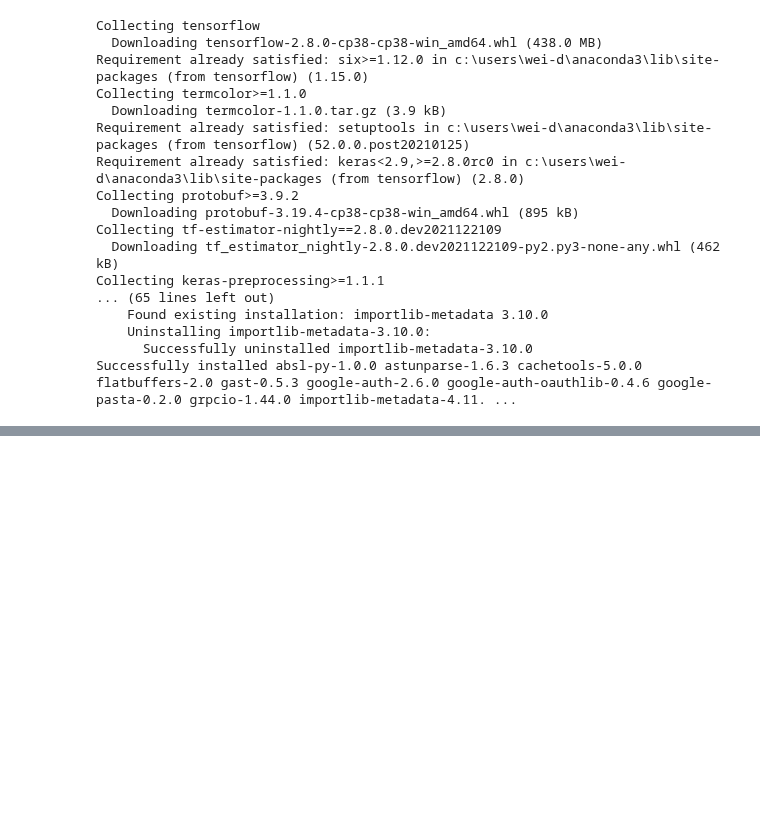
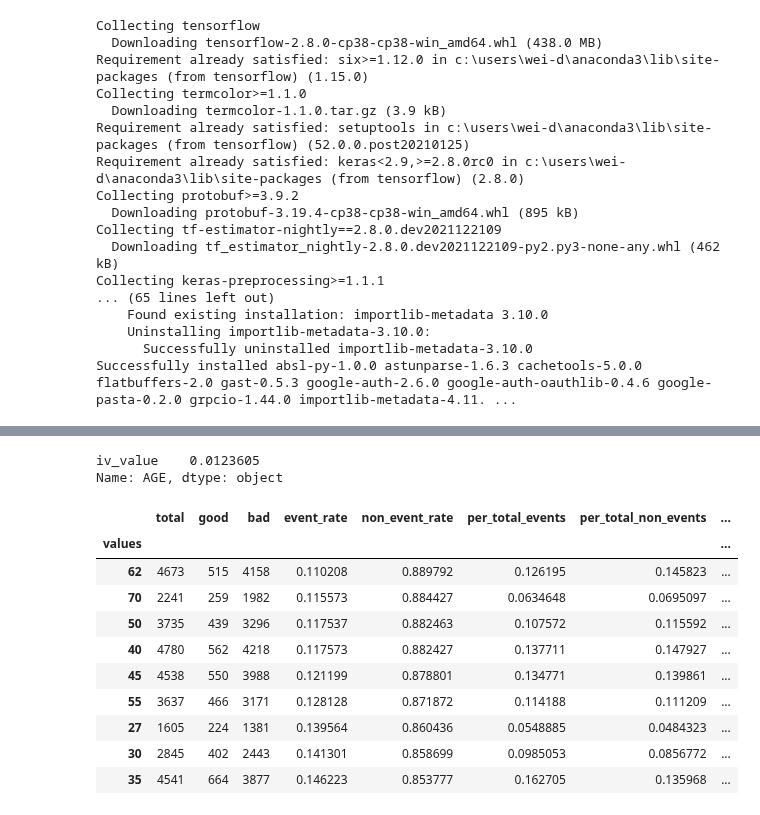
Before and after one commit to dvh549/Financial_Analytics, a Jupyter notebook: Main_Notebook.ipynb, the cells around one changed output, grey strips where cells are left out. Cells and saved outputs as stored; diff of their text form; code cells hidden in the pictures; blank space fills up the shorter version.

```diff
--- a/Main_Notebook.ipynb
+++ b/Main_Notebook.ipynb
@@ -758,0 +1098,6 @@ Successfully installed absl-py-1.0.0 astunparse-1.6.3 cachetools-5.0.0 flatbuffe
+# %%
+EMP_YEARS_df = calc_woe_iv('emp_years_bin')
+iv_values.loc['EMP_YEARS'] = EMP_YEARS_df.IV.sum()
+print(iv_values.loc['EMP_YEARS'])
+EMP_YEARS_df.sort_values(by = 'WOE',inplace = True)
+EMP_YEARS_df
@@ -758,0 +1128,20 @@ Successfully installed absl-py-1.0.0 astunparse-1.6.3 cachetools-5.0.0 flatbuffe
+# %%
+AGE_df = calc_woe_iv('age_bin')
+iv_values.loc['AGE'] = AGE_df.IV.sum()
+print(iv_values.loc['AGE'])
+AGE_df.sort_values(by = 'WOE', inplace = True)
+AGE_df
+# %% [output]
+iv_value    0.0123605
+Name: AGE, dtype: object
+|  | total | good | bad | event_rate | non_event_rate | per_total_events | per_total_non_events | ... |
+| values |  |  |  |  |  |  |  | ... |
+| 62 | 4673 | 515 | 4158 | 0.110208 | 0.889792 | 0.126195 | 0.145823 | ... |
+| 70 | 2241 | 259 | 1982 | 0.115573 | 0.884427 | 0.0634648 | 0.0695097 | ... |
+| 50 | 3735 | 439 | 3296 | 0.117537 | 0.882463 | 0.107572 | 0.115592 | ... |
+| 40 | 4780 | 562 | 4218 | 0.117573 | 0.882427 | 0.137711 | 0.147927 | ... |
+| 45 | 4538 | 550 | 3988 | 0.121199 | 0.878801 | 0.134771 | 0.139861 | ... |
+| 55 | 3637 | 466 | 3171 | 0.128128 | 0.871872 | 0.114188 | 0.111209 | ... |
+| 27 | 1605 | 224 | 1381 | 0.139564 | 0.860436 | 0.0548885 | 0.0484323 | ... |
+| 30 | 2845 | 402 | 2443 | 0.141301 | 0.858699 | 0.0985053 | 0.0856772 | ... |
+| 35 | 4541 | 664 | 3877 | 0.146223 | 0.853777 | 0.162705 | 0.135968 | ... |
```
Also changed, not shown: parts of 31 cells of this notebook.
